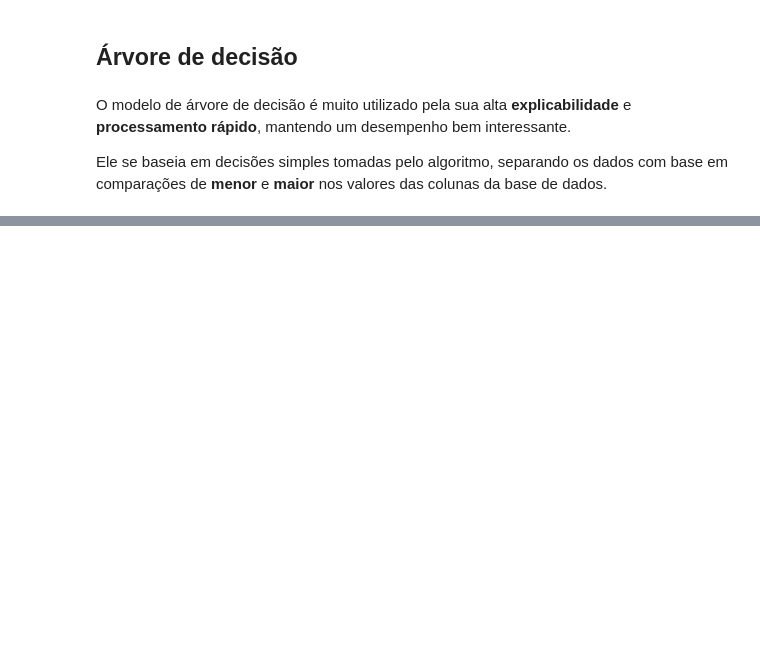
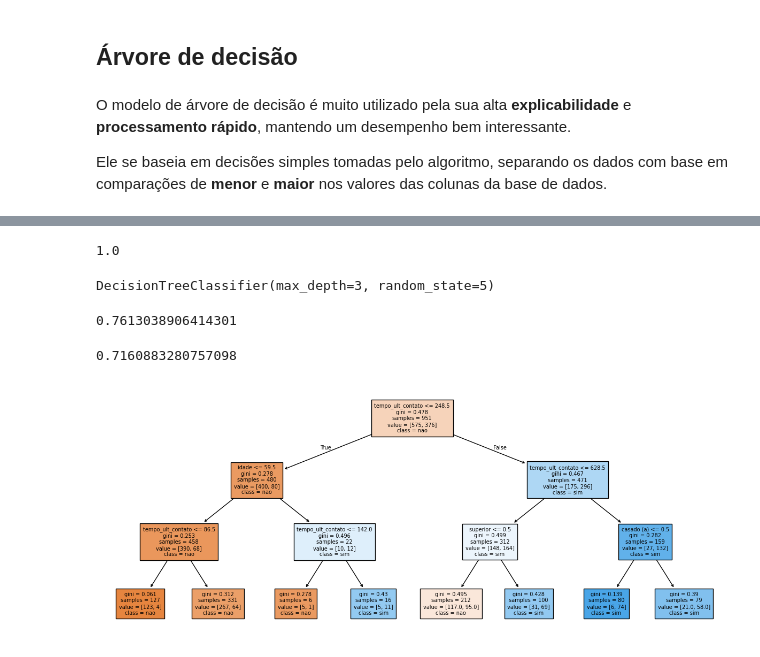
Before and after one commit to GuilhermePereiraRamalho/Machine-Learning, a Jupyter notebook: Classificação de dados/1.ipynb, the cells around one changed output, grey strips where cells are left out. Cells and saved outputs as stored; diff of their text form; code cells hidden in the pictures; blank space fills up the shorter version.

```diff
--- a/Classificação de dados/1.ipynb
+++ b/Classificação de dados/1.ipynb
@@ -216,0 +280,22 @@ Ele se baseia em decisões simples tomadas pelo algoritmo, separando os dados co
+# %%
+tree.score(x_train, y_train)
+# %% [output]
+1.0
+# %%
+tree = DecisionTreeClassifier(max_depth=3, random_state=5)
+tree.fit(x_train, y_train)
+# %% [output]
+DecisionTreeClassifier(max_depth=3, random_state=5)
+# %%
+tree.score(x_train, y_train)
+# %% [output]
+0.7613038906414301
+# %%
+tree.score(x_test, y_test)
+# %% [output]
+0.7160883280757098
+# %%
+plt.figure(figsize= (15,6))
+plot_tree(tree, filled=True, class_names=["nao", "sim"], fontsize=7, feature_names=nome_colunas);
+# %% [output]
+[figure, added]
```
Also changed, not shown: parts of 11 cells of this notebook.
